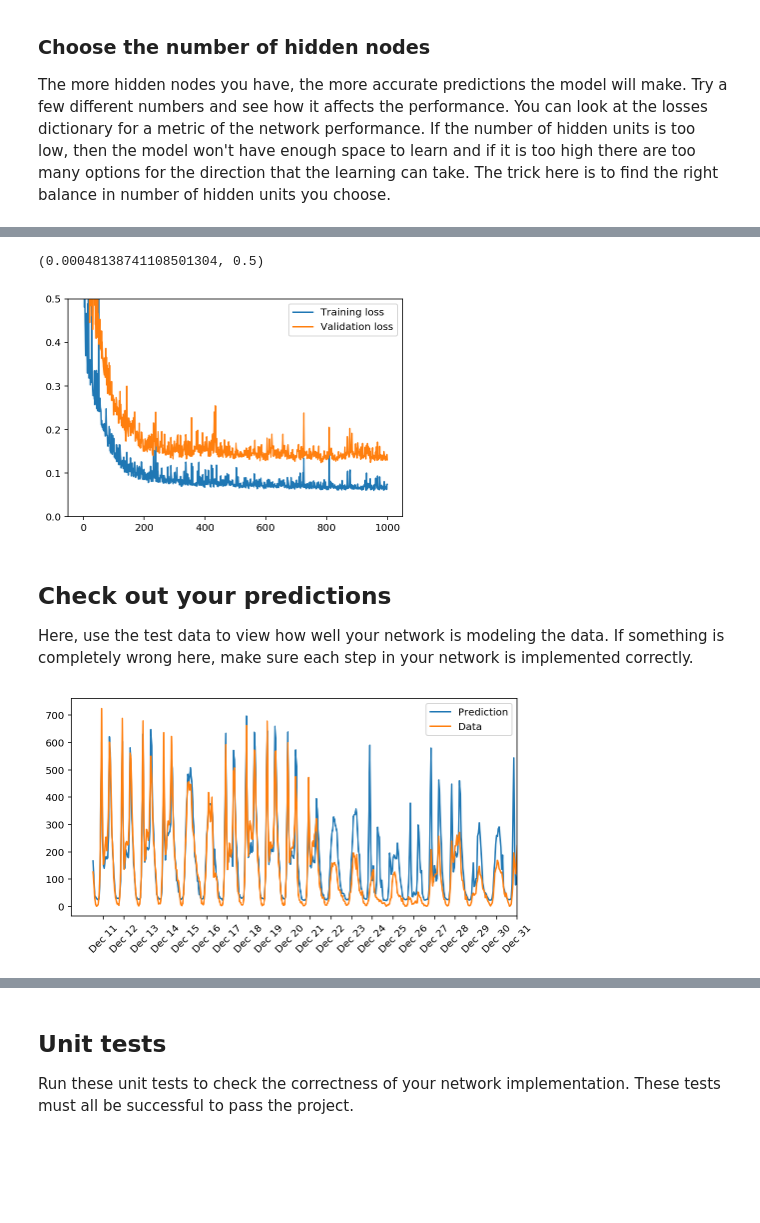
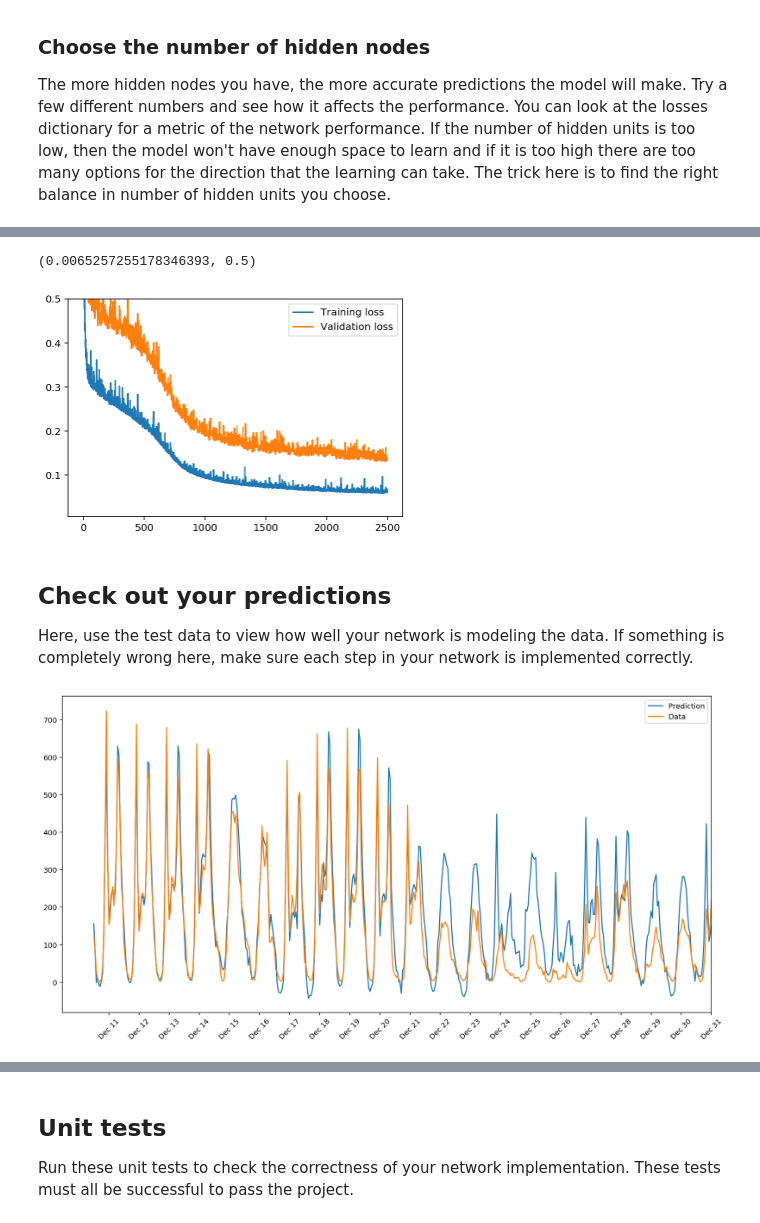
Before and after one commit to nehal96/Bike-Sharing-Neural-Network, a Jupyter notebook: dlnd-your-first-neural-network.ipynb, the cells around one changed output, grey strips where cells are left out. Cells and saved outputs as stored; diff of their text form; code cells hidden in the pictures; blank space fills up the shorter version.

```diff
--- a/dlnd-your-first-neural-network.ipynb
+++ b/dlnd-your-first-neural-network.ipynb
@@ -122,53 +122,49 @@ class NeuralNetwork(object):
                                        (self.output_nodes, self.hidden_nodes))
         self.lr = learning_rate
 
-        #print("Weights input to hidden shape:", self.weights_input_to_hidden.shape)
-        #print("Weights hidden to output shape:", self.weights_hidden_to_output.shape)
+
+
         #### Set this to your implemented sigmoid function ####
         # Activation function is the sigmoid function
-        self.activation_function = lambda x: 1 / (1 + np.exp(-x))
+    def activation_function(self, x):
+        return 1 / (1 + np.exp(-x))
 
     def train(self, inputs_list, targets_list):
         # Convert inputs list to 2d array
         inputs = np.array(inputs_list, ndmin=2).T
         targets = np.array(targets_list, ndmin=2).T
 
-        #print("Input shape:", inputs.shape)
-        #print("Targets shape:", targets.shape)
+
         #### Implement the forward pass here ####
         ### Forward pass ###
         # TODO: Hidden layer
         hidden_inputs = np.dot(self.weights_input_to_hidden, inputs) # signals into hidden layer
         hidden_outputs = self.activation_function(hidden_inputs)     # signals from hidden layer
 
-        #print("Hidden inputs shape:", hidden_inputs.shape)
-        #print("Hidden outputs shape:", hidden_outputs.shape)
+
         # TODO: Output layer
         final_inputs = np.dot(self.weights_hidden_to_output, hidden_outputs)# signals into final output layer
         final_outputs = final_inputs # signals from final output layer
 
-        #print("Final inputs shape:", final_inputs.shape)
-        #print("Final outputs shape:", final_outputs.shape)
+
         #### Implement the backward pass here ####
         ### Backward pass ###
 
         # TODO: Output error
         output_errors = targets - final_outputs
 
-        #print("Output errors shape:", output_errors.shape)
+
         # Output layer error is the difference between desired target and actual output.
 
         # TODO: Backpropagated error
-        hidden_errors = np.dot(output_errors, self.weights_hidden_to_output) # errors propagated to the hidden layer
-        hidden_grad = hidden_errors.transpose() * hidden_outputs * (1 - hidden_outputs)  # hidden layer gradients
+        hidden_errors = np.dot(self.weights_hidden_to_output.transpose(), output_errors) # errors propagated to the hidden layer
+        hidden_grad = hidden_outputs * (1 - hidden_outputs)  # hidden layer gradients
 
-        #print("Hidden errors shape:", hidden_errors.shape)
-        #print("Hidden gradient shape:", hidden_grad.shape)
         # TODO: Update the weights
         self.weights_hidden_to_output += self.lr * output_errors * hidden_outputs.transpose()
         # update hidden-to-output weights with gradient descent step
 
-        self.weights_input_to_hidden += self.lr * hidden_grad * inputs.transpose()
+        self.weights_input_to_hidden += self.lr * hidden_errors * hidden_grad * inputs.transpose()
         # update input-to-hidden weights with gradient descent step
 
 
@@ -208,9 +204,9 @@ The more hidden nodes you have, the more accurate predictions the model will mak
 import sys
 
 ### Set the hyperparameters here ###
-epochs = 1000
-learning_rate = 0.15
-hidden_nodes = 6
+epochs = 2500
+learning_rate = 0.01
+hidden_nodes = 17
 output_nodes = 1
 
 N_i = train_features.shape[1]
@@ -241,28 +237,28 @@ plt.plot(losses['validation'], label='Validation loss')
 plt.legend()
 plt.ylim(ymax=0.5)
 # %% [output]
-(0.00048138741108501304, 0.5)
+(0.0065257255178346393, 0.5)
-[figure, old version]
+[figure, new version]
 # %% [markdown]
 ## Check out your predictions
 
 Here, use the test data to view how well your network is modeling the data. If something is completely wrong here, make sure each step in your network is implemented correctly.
 # %%
-fig, ax = plt.subplots(figsize=(8,4))
+fig, ax = plt.subplots(figsize=(16,8))
 
 mean, std = scaled_features['cnt']
 predictions = network.run(test_features)*std + mean
 ax.plot(predictions[0], label='Prediction')
 ax.plot((test_targets['cnt']*std + mean).values, label='Data')
 ax.set_xlim(right=len(predictions))
 ax.legend()
 
 dates = pd.to_datetime(rides.ix[test_data.index]['dteday'])
 dates = dates.apply(lambda d: d.strftime('%b %d'))
 ax.set_xticks(np.arange(len(dates))[12::24])
 _ = ax.set_xticklabels(dates[12::24], rotation=45)
 # %% [output]
-[figure, old version]
+[figure, new version]
 # %% [markdown]
 ## Thinking about your results
 
```
Also changed, not shown: parts of 3 cells of this notebook.
